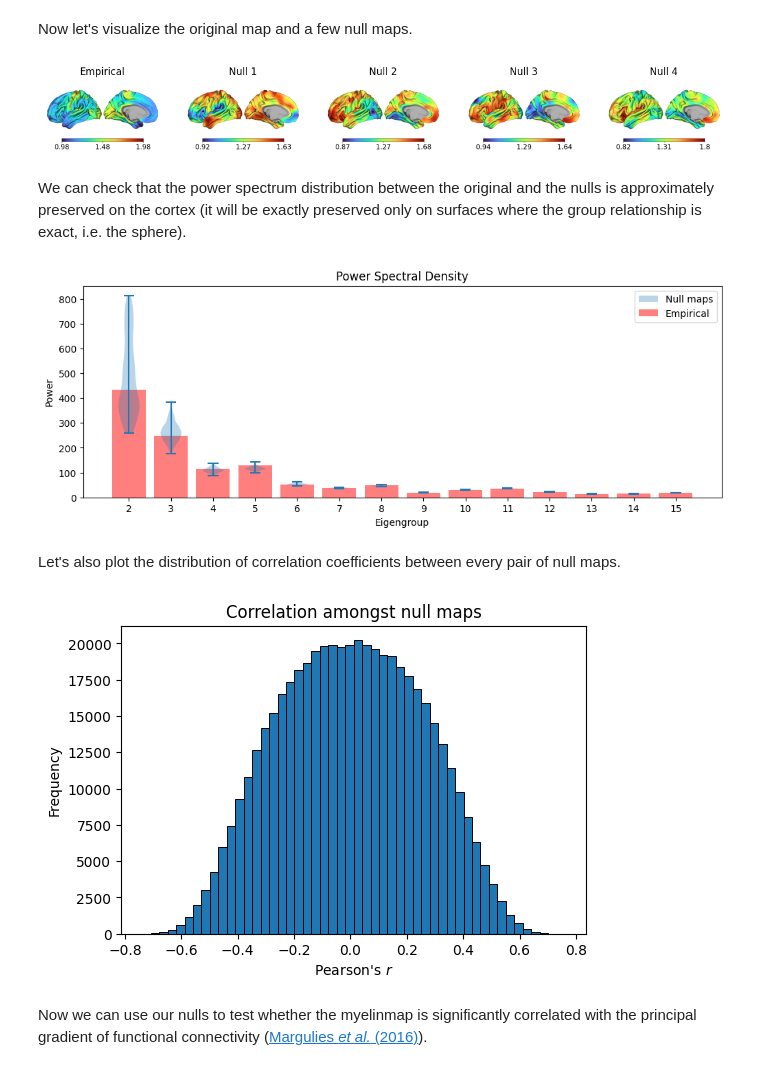
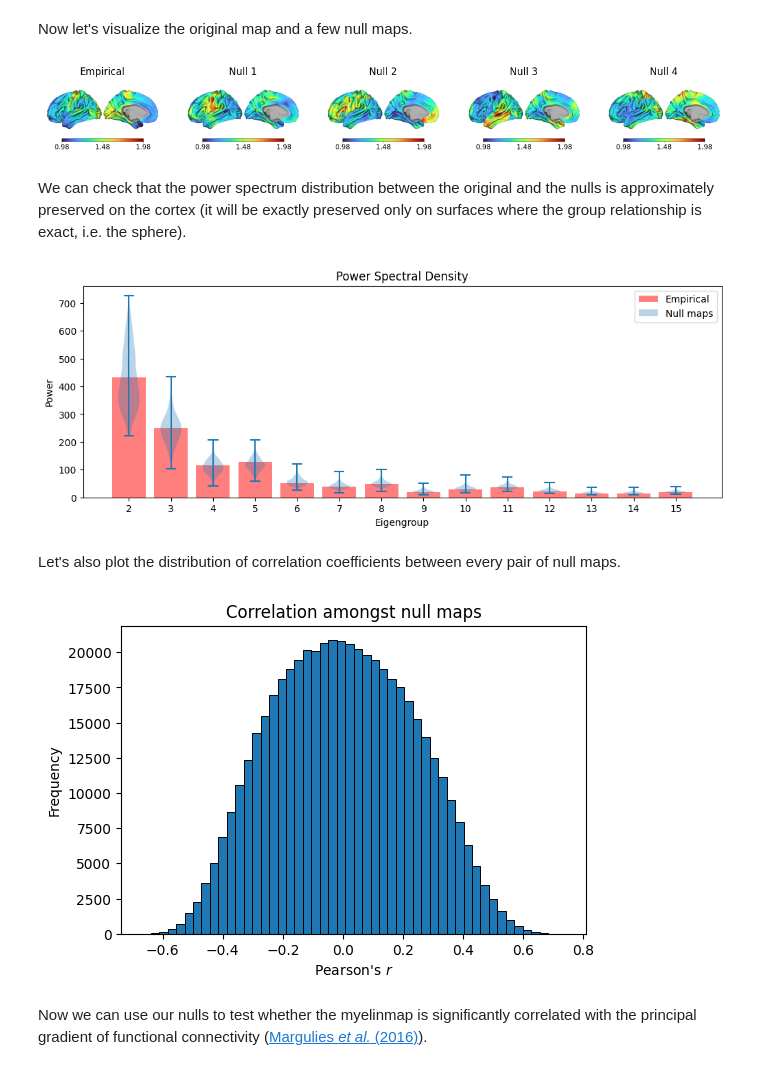
Before and after one commit to VictorBarnes/neuromodes, a Jupyter notebook: docs/tutorials/eigenstrapping.ipynb, the cells around one changed output. Cells and saved outputs as stored; diff of their text form; code cells hidden in the pictures.

```diff
--- a/docs/tutorials/eigenstrapping.ipynb
+++ b/docs/tutorials/eigenstrapping.ipynb
@@ -44,7 +50,8 @@ nulls = solver.eigenstrap(
     n_nulls=n_nulls,
     seed=seed,
     randomize=False,
-    resample=None
+    resample="exact",
+    rotation_method='scipy' # same as original eigenstrapping
 )
 print(nulls.shape)
 # %% [output]
@@ -53,23 +60,23 @@ print(nulls.shape)
 Now let's visualize the original map and a few null maps.
 # %%
 # Plot nulls
-lh_surfpath = files('neuromodes.data') / f'sp-human_tpl-fsLR_den-{density}_hemi-L_midthickness.surf.gii'
+lh_surfpath = files('neuromodes.data') / f'sp-human_tpl-fsLR_den-{density}_hemi-{hemi}_{surf_type}.surf.gii'
 
 with as_file(lh_surfpath) as lh_surfpath:
     fig1, axs = plt.subplots(1, 5, figsize=(15, 6))
     axs = axs.ravel()
     for i, ax_i in enumerate(axs):
         if i == 0:
             data = unmask(myelinmap, medmask)
             title = "Empirical"
         else:
             data = unmask(nulls[:, i-1], medmask)
             title = f"Null {i}"
 
         plot_surf(lh_surfpath, data, cmap="turbo", ax=axs[i], cbar=True)
         axs[i].set_title(title)
 # %% [output]
-[figure, old version]
+[figure, new version]
 # %% [markdown]
 We can check that the power spectrum distribution between the original and the nulls is approximately preserved on the cortex (it will be exactly preserved only on surfaces where the group relationship is exact, i.e. the sphere).
 # %%
@@ -86,14 +93,14 @@ psd1 = np.array([np.bincount(group_indices, weights=beta1[:, i].ravel()**2) for
 fig, axs = plt.subplots(figsize=(12,4))
 axs.bar(range(2,n_groups+1), psd0[1:], color="red", alpha=0.5)
 violin_parts = axs.violinplot(psd1[:,1:], positions=range(2,n_groups+1))
-axs.legend([violin_parts['bodies'][0], axs.patches[0]], ['Null maps', 'Empirical'])
+axs.legend([axs.patches[0], violin_parts['bodies'][0]], ['Empirical', 'Null maps'])
 axs.set_title("Power Spectral Density")
 axs.set_xlabel("Eigengroup")
 axs.set_xticks(range(2,n_groups+1))
 axs.set_ylabel("Power")
 plt.show()
 # %% [output]
-[figure, old version]
+[figure, new version]
 # %% [markdown]
 Let's also plot the distribution of correlation coefficients between every pair of null maps.
 # %%
@@ -108,7 +115,7 @@ ax2.set_ylabel("Frequency")
 
 plt.show()
 # %% [output]
-[figure, old version]
+[figure, new version]
 # %% [markdown]
 Now we can use our nulls to test whether the myelinmap is significantly correlated with the principal gradient of functional connectivity ([Margulies *et al.* (2016)](https://doi.org/10.1073/pnas.1608282113)).
 # %%
```
Also changed, not shown: parts of 3 cells of this notebook, 6 other files.
